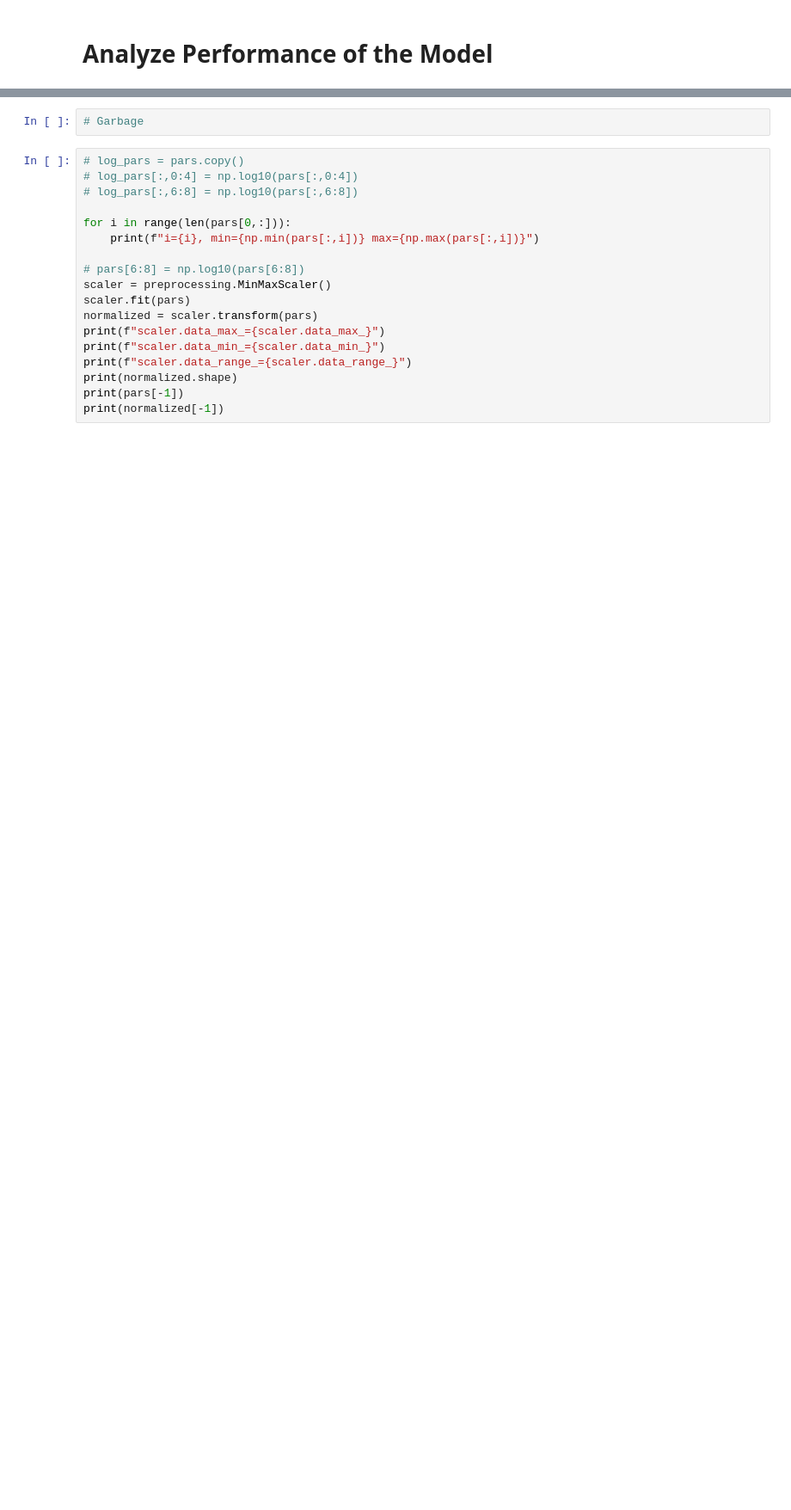
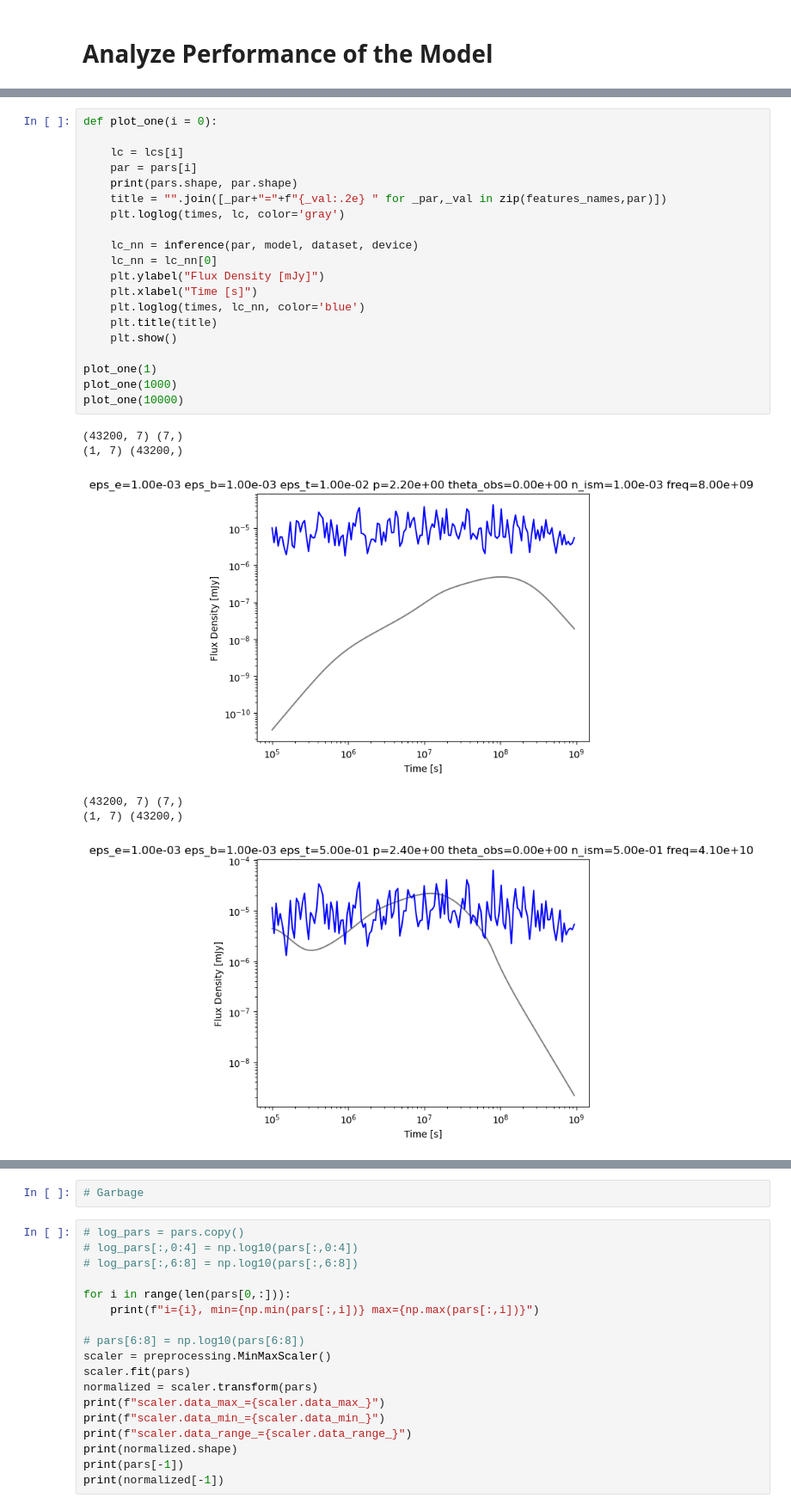
Before and after one commit to vsevolodnedora/PBA_projects, a Jupyter notebook: ml_lightcurve/datasets.ipynb, the cells around one changed output, grey strips where cells are left out. Shown: that part at 86% size. Cells and saved outputs as stored; diff of their text form; blank space fills up the shorter version.

```diff
--- a/ml_lightcurve/datasets.ipynb
+++ b/ml_lightcurve/datasets.ipynb
@@ -896,0 +964,27 @@ lc = inference(new_pars, model, dataset, device)
+# %%
+def plot_one(i = 0):
+
+    lc = lcs[i]
+    par = pars[i]
+    print(pars.shape, par.shape)
+    title = "".join([_par+"="+f"{_val:.2e} " for _par,_val in zip(features_names,par)])
+    plt.loglog(times, lc, color='gray')
+
+    lc_nn = inference(par, model, dataset, device)
+    lc_nn = lc_nn[0]
+    plt.ylabel("Flux Density [mJy]")
+    plt.xlabel("Time [s]")
+    plt.loglog(times, lc_nn, color='blue')
+    plt.title(title)
+    plt.show()
+
+plot_one(1)
+plot_one(1000)
+plot_one(10000)
+# %% [output]
+(43200, 7) (7,)
+(1, 7) (43200,)
+[figure, added]
+(43200, 7) (7,)
+(1, 7) (43200,)
+[figure, added]
```
Also changed, not shown: parts of 12 cells of this notebook, 4 other files.
